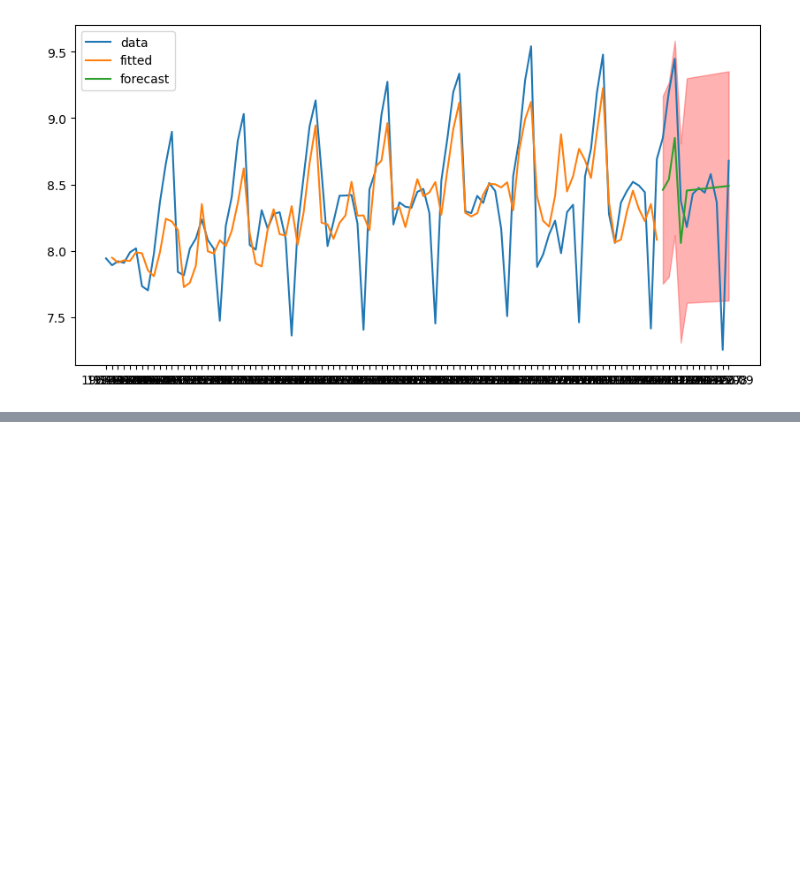
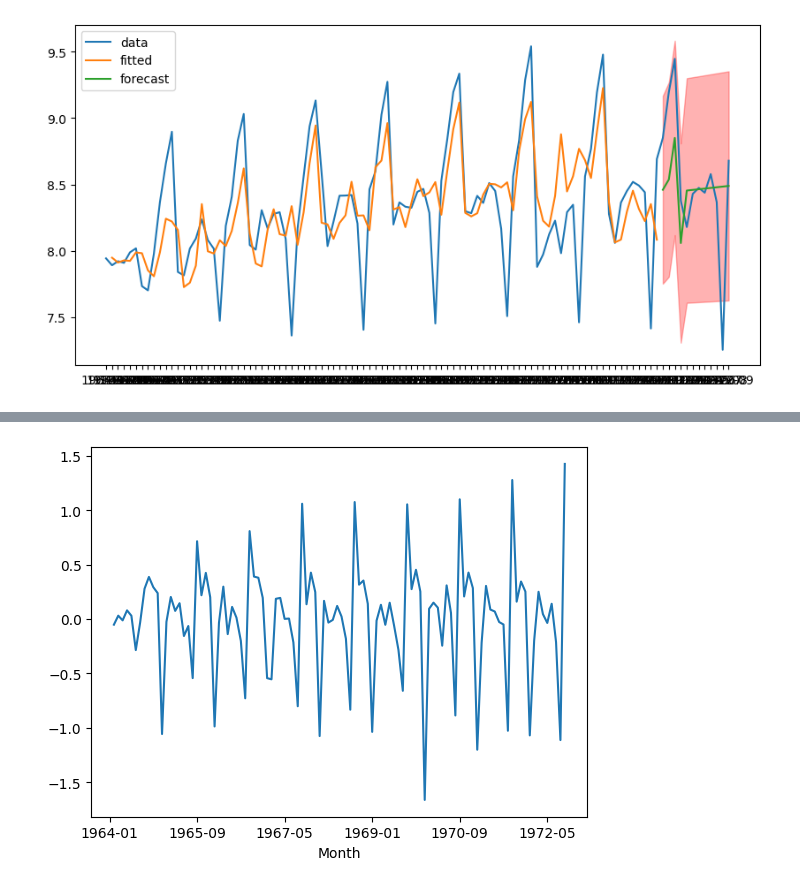
Before and after one commit to yeesem/Time-Series-Data-Analysis, a Jupyter notebook: ARIMA_Champagne.ipynb, the cells around one changed output, grey strips where cells are left out. Cells and saved outputs as stored; diff of their text form; code cells hidden in the pictures; blank space fills up the shorter version.

```diff
--- a/ARIMA_Champagne.ipynb
+++ b/ARIMA_Champagne.ipynb
@@ -251,0 +264,4 @@ r2_score(test['Sales'],test_pred)
+# %%
+df['LogSales'].diff().plot();
+# %% [output]
+[figure, added]
```
Also changed, not shown: parts of 16 cells of this notebook.
